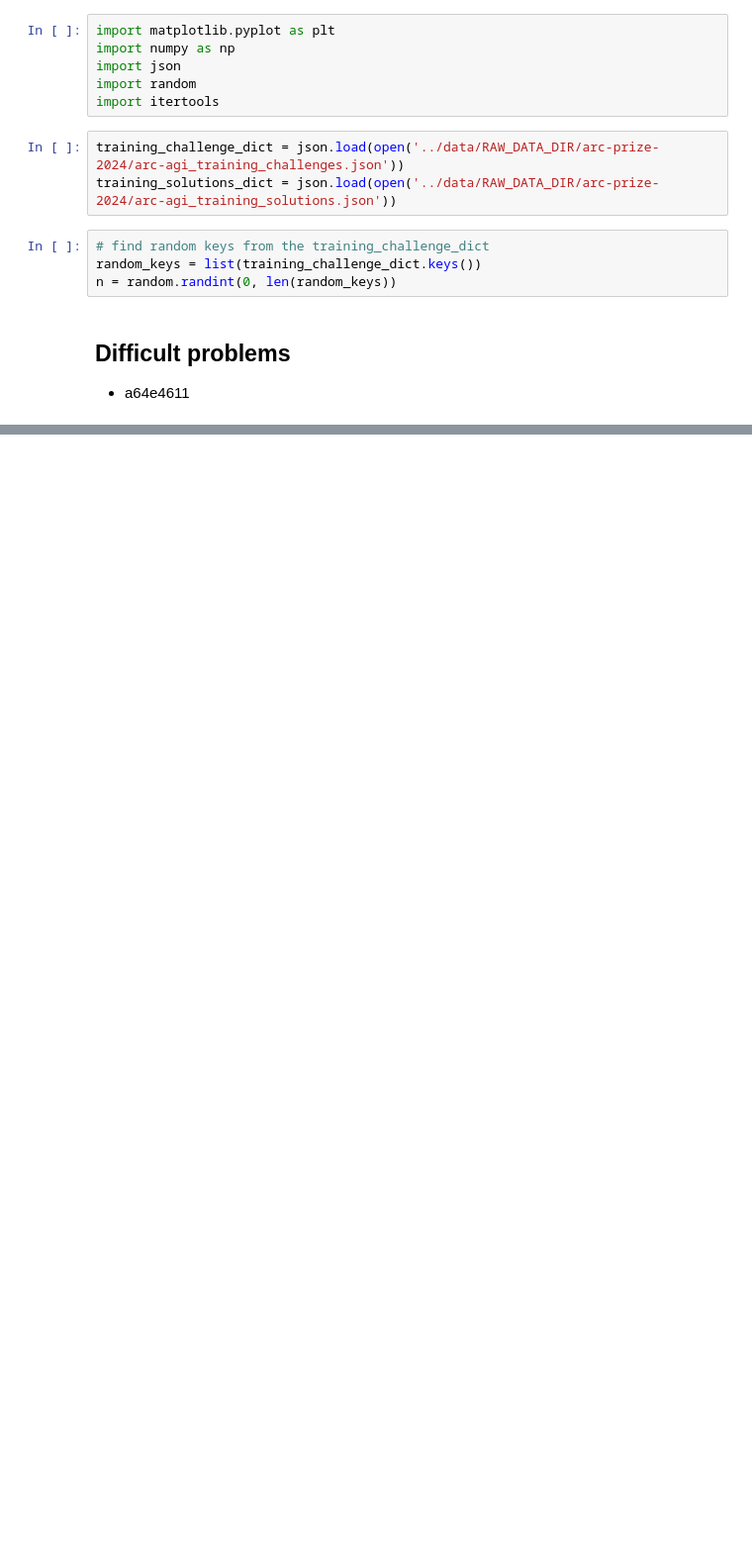
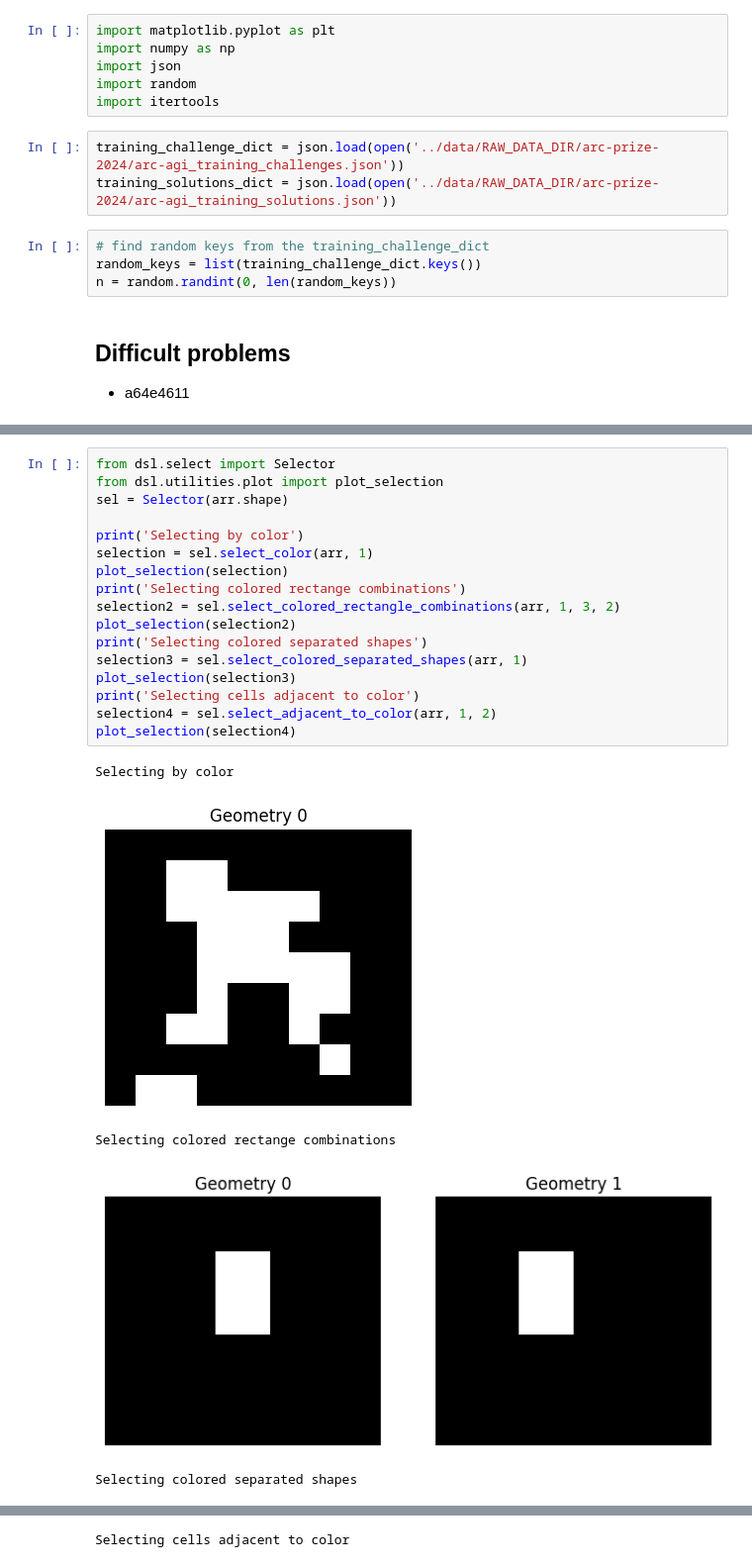
Before and after one commit to francescobraicovich/ARC2, a Jupyter notebook: code/exploration.ipynb, the cells around one changed output, grey strips where cells are left out. Shown at 99% size. Cells and saved outputs as stored; diff of their text form; blank space fills up the shorter version.

```diff
--- a/code/exploration.ipynb
+++ b/code/exploration.ipynb
@@ -81,0 +71,23 @@ Selecting cells adjacent to color
+# %%
+from dsl.select import Selector
+from dsl.utilities.plot import plot_selection
+sel = Selector(arr.shape)
+
+print('Selecting by color')
+selection = sel.select_color(arr, 1)
+plot_selection(selection)
+print('Selecting colored rectange combinations')
+selection2 = sel.select_colored_rectangle_combinations(arr, 1, 3, 2)
+plot_selection(selection2)
+print('Selecting colored separated shapes')
+selection3 = sel.select_colored_separated_shapes(arr, 1)
+plot_selection(selection3)
+print('Selecting cells adjacent to color')
+selection4 = sel.select_adjacent_to_color(arr, 1, 2)
+plot_selection(selection4)
+# %% [output]
+Selecting by color
+[figure, added]
+Selecting colored rectange combinations
+[figure, added]
+Selecting colored separated shapes
@@ -81,0 +95 @@ Selecting cells adjacent to color
+Selecting cells adjacent to color
```
Also changed, not shown: parts of 5 cells of this notebook.
